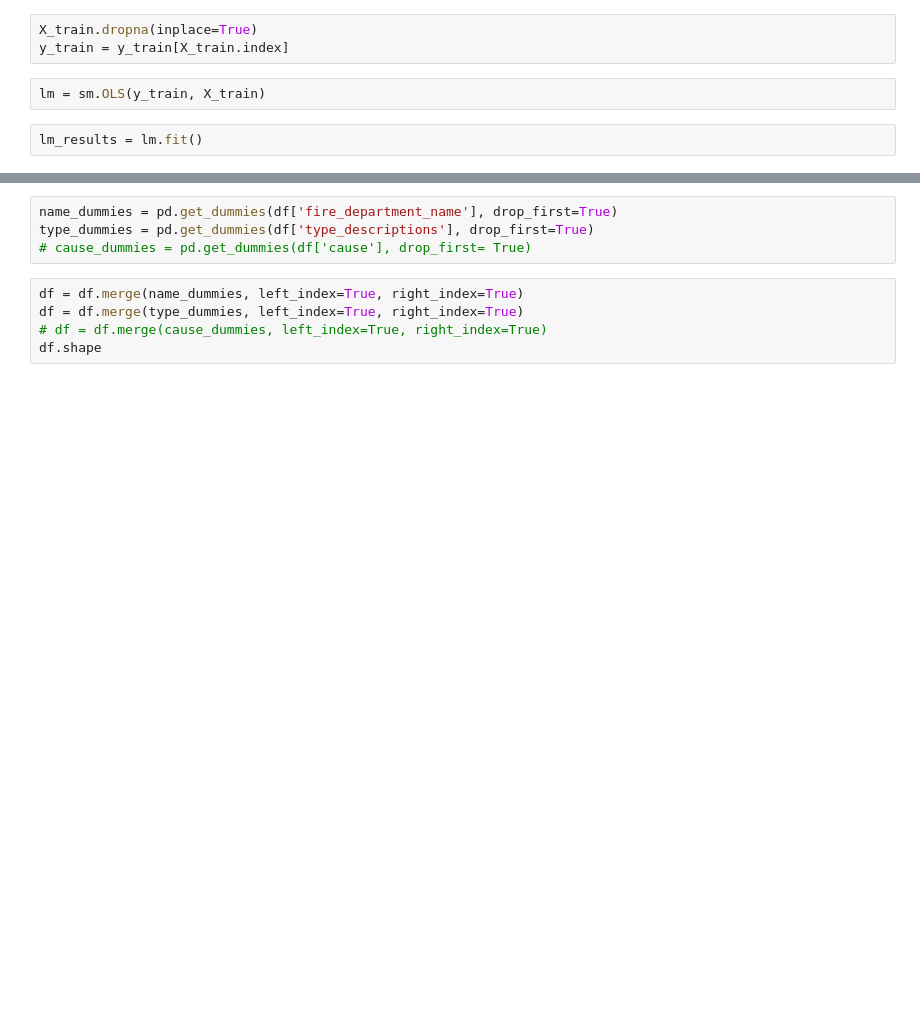
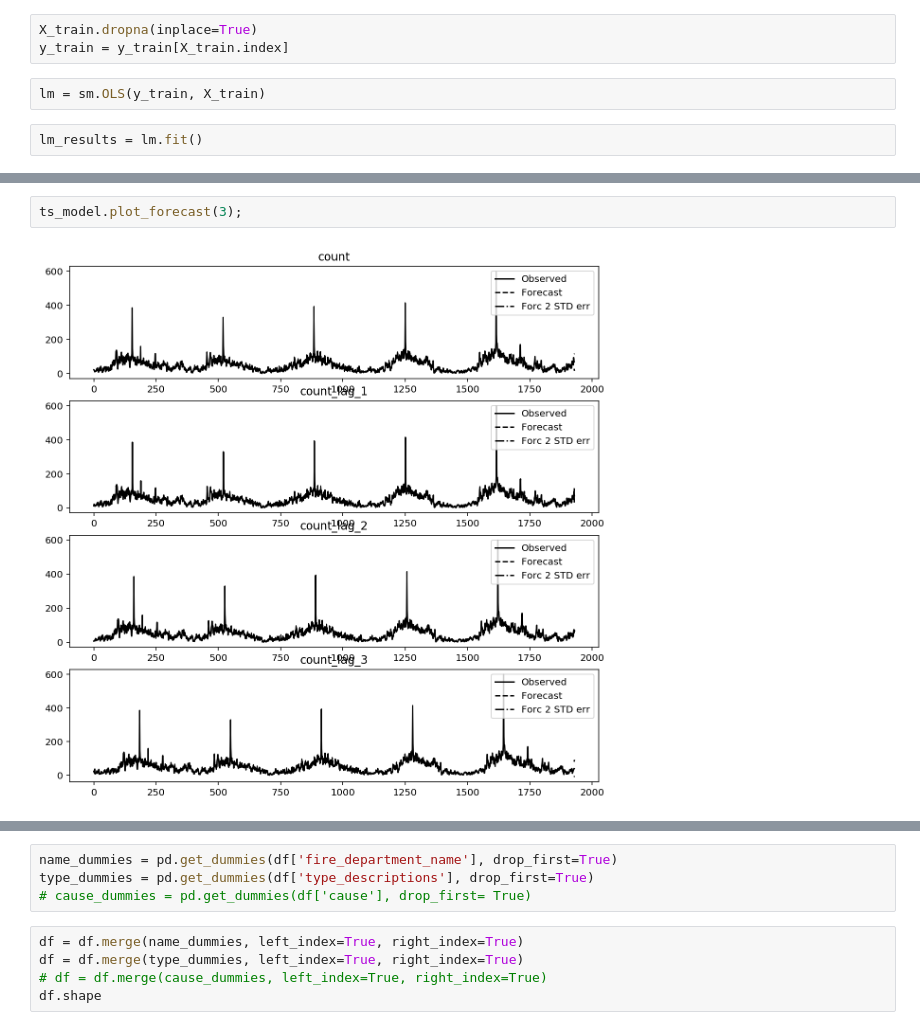
Before and after one commit to Davidloku1234567/Cal_Fire, a Jupyter notebook: cal_fire_data_w.ipynb, the cells around one changed output, grey strips where cells are left out. Cells and saved outputs as stored; diff of their text form; blank space fills up the shorter version.

```diff
--- a/cal_fire_data_w.ipynb
+++ b/cal_fire_data_w.ipynb
@@ -314,0 +420,4 @@ No handles with labels found to put in legend.
+# %%
+ts_model.plot_forecast(3);
+# %% [output]
+[figure, added]
```
Also changed, not shown: parts of 41 cells of this notebook, 1 other file.
